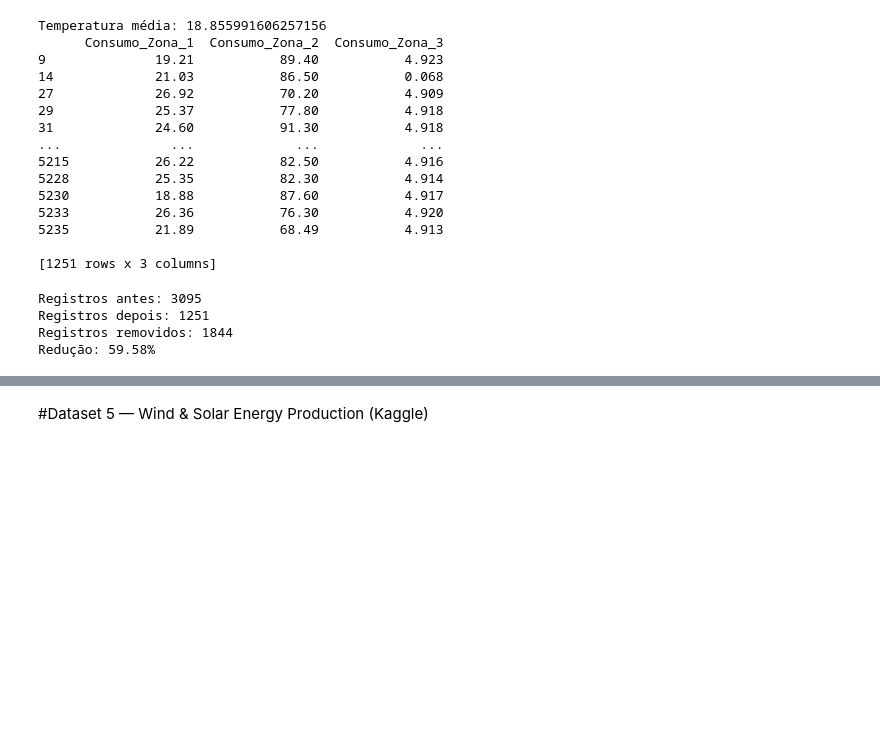
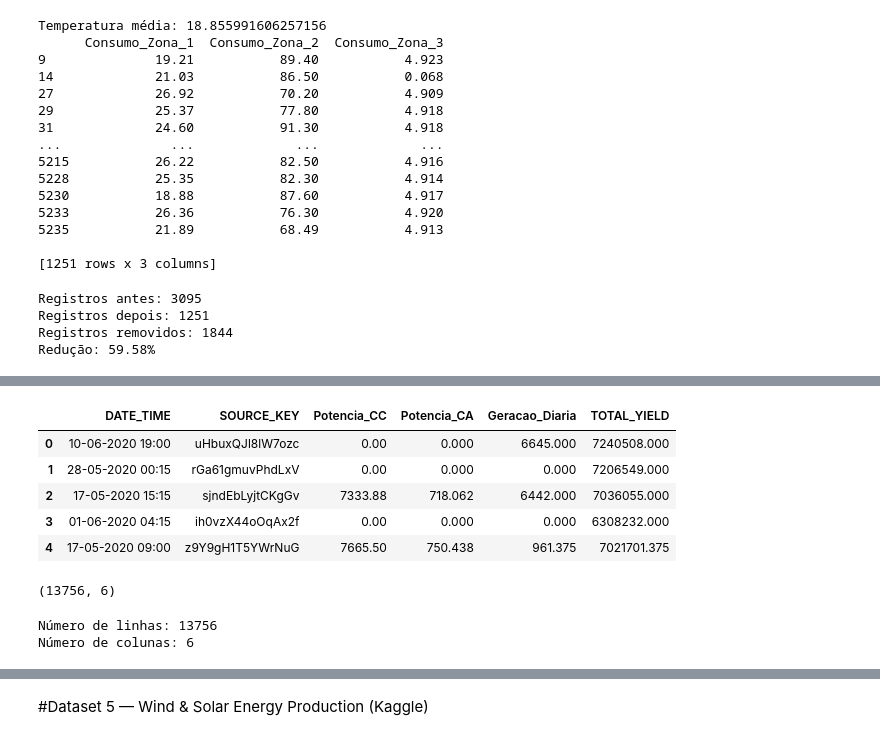
Before and after one commit to Camper-Lingo/CP1_SERS, a Jupyter notebook: CP1_SERS.ipynb, the cells around one changed output, grey strips where cells are left out. Drawn from its saved outputs; the diff is of its cells as text; code cells hidden in the pictures; blank space fills up the shorter version.

```diff
--- a/CP1_SERS.ipynb
+++ b/CP1_SERS.ipynb
@@ -237,0 +335,19 @@ Redução: 59.58%
+# %%
+df4.head()
+# %% [output]
+|  | DATE_TIME | SOURCE_KEY | Potencia_CC | Potencia_CA | Geracao_Diaria | TOTAL_YIELD |
+| 0 | 10-06-2020 19:00 | uHbuxQJl8lW7ozc | 0.00 | 0.000 | 6645.000 | 7240508.000 |
+| 1 | 28-05-2020 00:15 | rGa61gmuvPhdLxV | 0.00 | 0.000 | 0.000 | 7206549.000 |
+| 2 | 17-05-2020 15:15 | sjndEbLyjtCKgGv | 7333.88 | 718.062 | 6442.000 | 7036055.000 |
+| 3 | 01-06-2020 04:15 | ih0vzX44oOqAx2f | 0.00 | 0.000 | 0.000 | 6308232.000 |
+| 4 | 17-05-2020 09:00 | z9Y9gH1T5YWrNuG | 7665.50 | 750.438 | 961.375 | 7021701.375 |
+# %%
+df4.shape
+# %% [output]
+(13756, 6)
+# %%
+print(f'Número de linhas: {df4.shape[0]}')
+print(f'Número de colunas: {df4.shape[1]}')
+# %% [output]
+Número de linhas: 13756
+Número de colunas: 6
```
Also changed, not shown: parts of 23 cells of this notebook.
